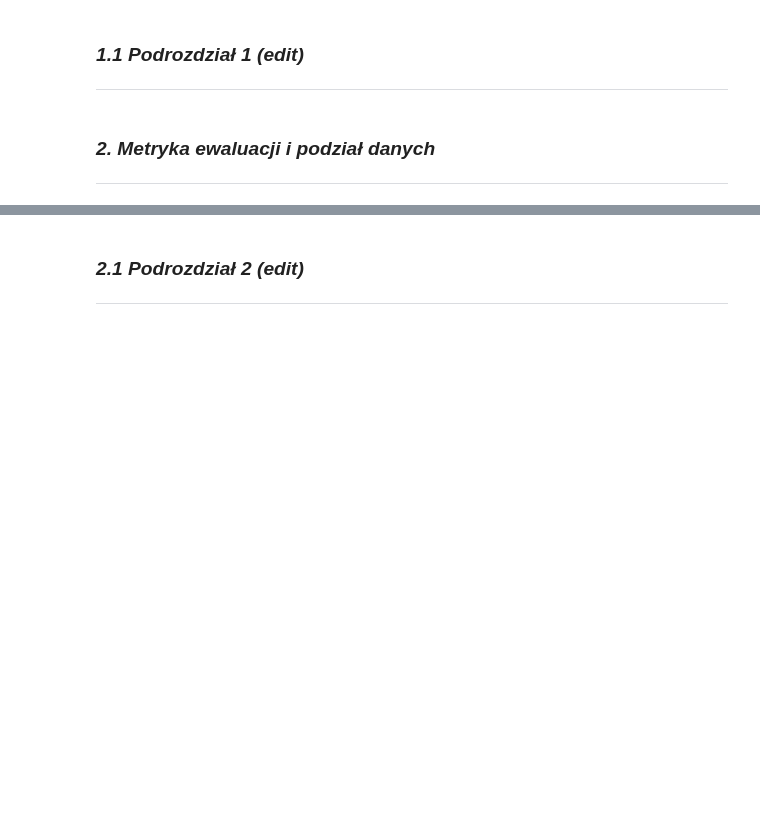
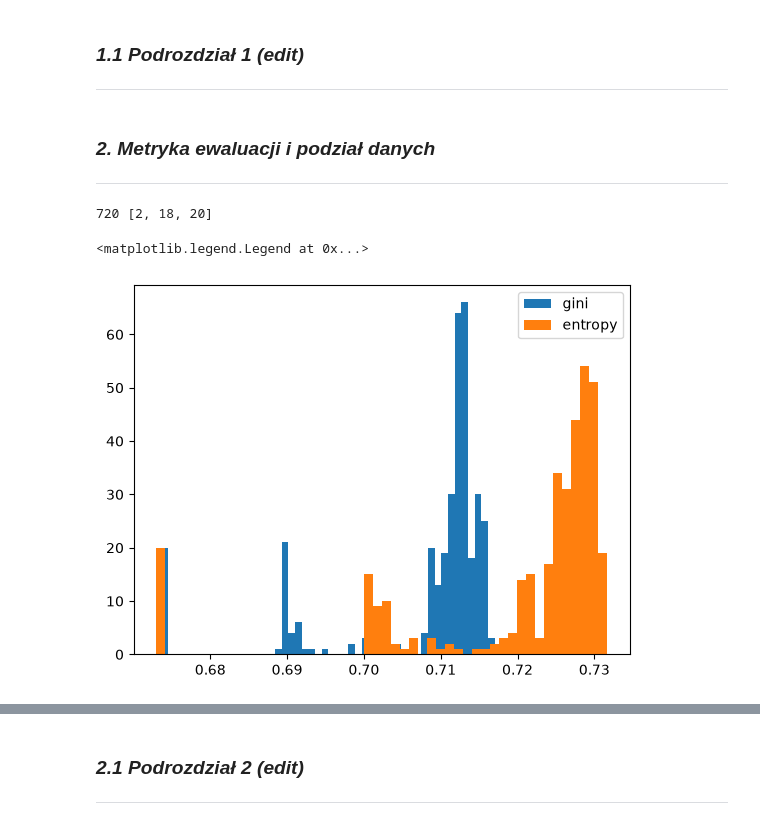
Before and after one commit to pkb-pmj/pw-sem5-ml, a Jupyter notebook: projects/KM1/notebook.ipynb, the cells around one changed output, grey strips where cells are left out. Cells and saved outputs as stored; diff of their text form; code cells hidden in the pictures; blank space fills up the shorter version.

```diff
--- a/projects/KM1/notebook.ipynb
+++ b/projects/KM1/notebook.ipynb
@@ -30,3 +122,36 @@
 # %% [markdown]
 ### *2. Metryka ewaluacji i podział danych*
 -------
+# %%
+X_fit, X_val, y_fit, y_val = train_test_split(
+    X_train, y_train, test_size=0.20, random_state=123
+)
+cv = KFold(n_splits=10, shuffle=True, random_state=123)
+# %%
+params = {
+    "criterion": ["gini", "entropy"],
+    "max_depth": np.arange(2, 20, 1),
+    "max_leaf_nodes": np.arange(10, 30, 1),
+}
+
+total = np.prod(list(map(len, params.values())))
+print(total, list(map(len, params.values())))
+# %% [output]
+720 [2, 18, 20]
+# %%
+product = (dict(zip(params, mp)) for mp in itertools.product(*params.values()))
+
+results = []
+for params in tqdm(product, total=total):
+    model = tree.DecisionTreeClassifier(**params, random_state=123)
+    scores = cross_val_score(model, X_fit, y_fit, cv=cv, n_jobs=24, scoring="roc_auc")
+    results.append({**params, "score": np.mean(scores)})
+# %%
+df = pd.DataFrame(results)
+# %%
+for c in params["criterion"]:
+    plt.hist(df.loc[df["criterion"] == c, "score"], label=c, bins=50)
+plt.legend()
+# %% [output]
+<matplotlib.legend.Legend at 0x...>
+[figure, added]
```
Also changed, not shown: parts of 13 cells of this notebook.
